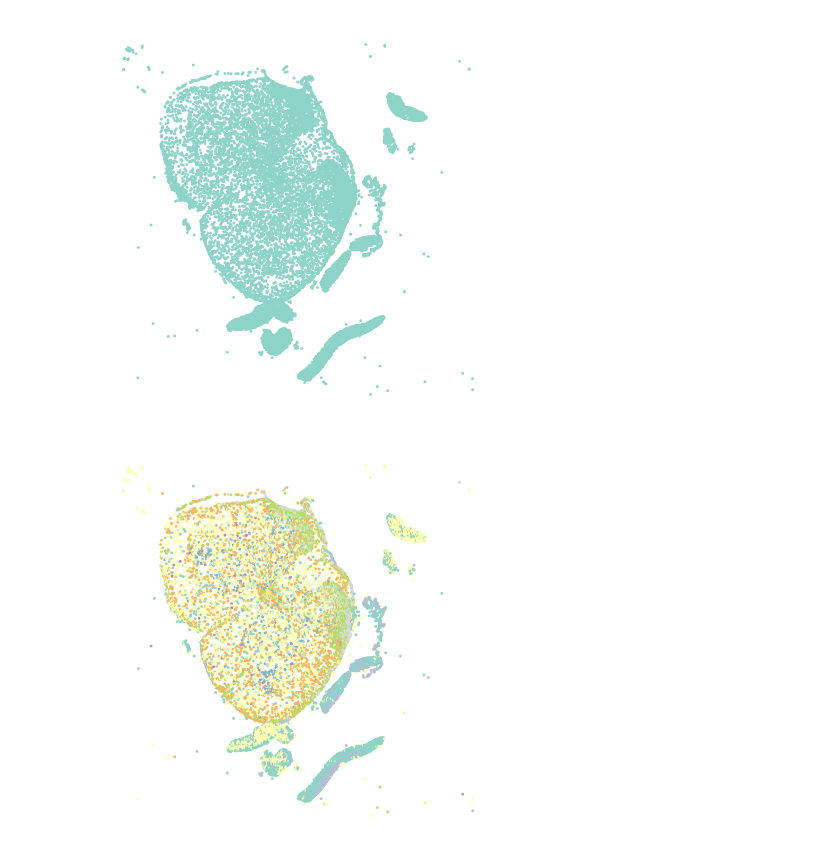
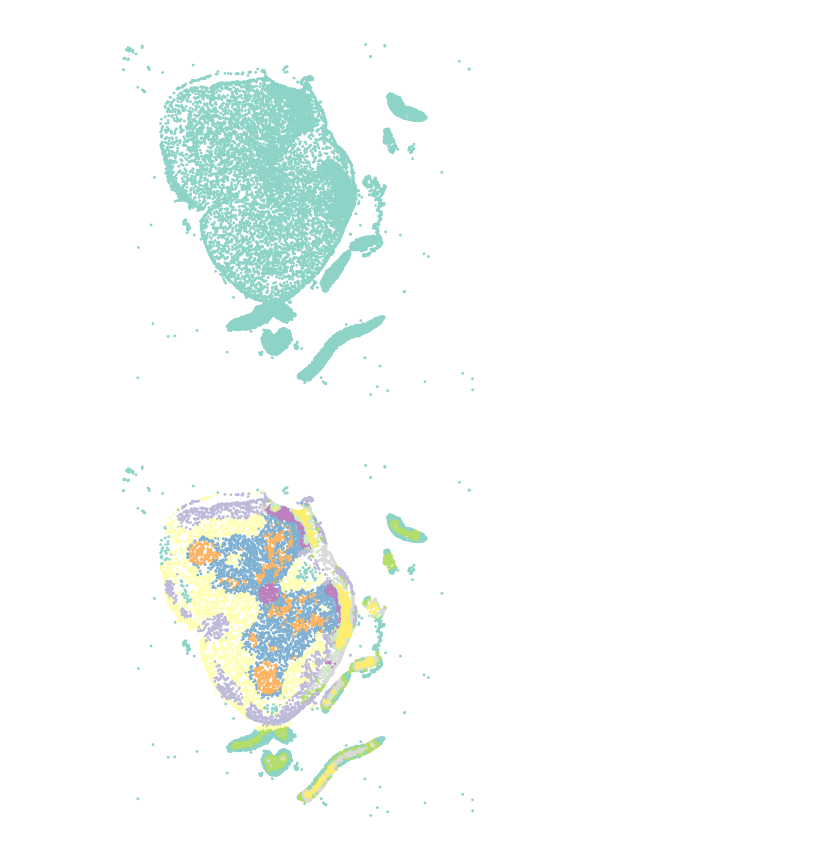
Before and after one commit to craigfouts/asterism, a Jupyter notebook: notebooks/sandbox.ipynb, the cells around one changed output. Saved outputs shown, nothing was run; the diff lists cells and outputs as text; code cells hidden in the pictures.

```diff
--- a/notebooks/sandbox.ipynb
+++ b/notebooks/sandbox.ipynb
@@ -32,7 +135,8 @@ show_dataset(locs, size=1)
 # %% [output]
 [figure]
 # %%
-topics = kmeans(data, 10)
+conv, edges = SimpleConv(), knn(locs, locs, 128)
+topics = kmeans(conv(data, edges), 10)
 show_dataset(locs, topics, size=1)
 # %% [output]
-[figure, old version]
+[figure, new version]
```
Also changed, not shown: parts of 12 cells of this notebook, 8 other files.
